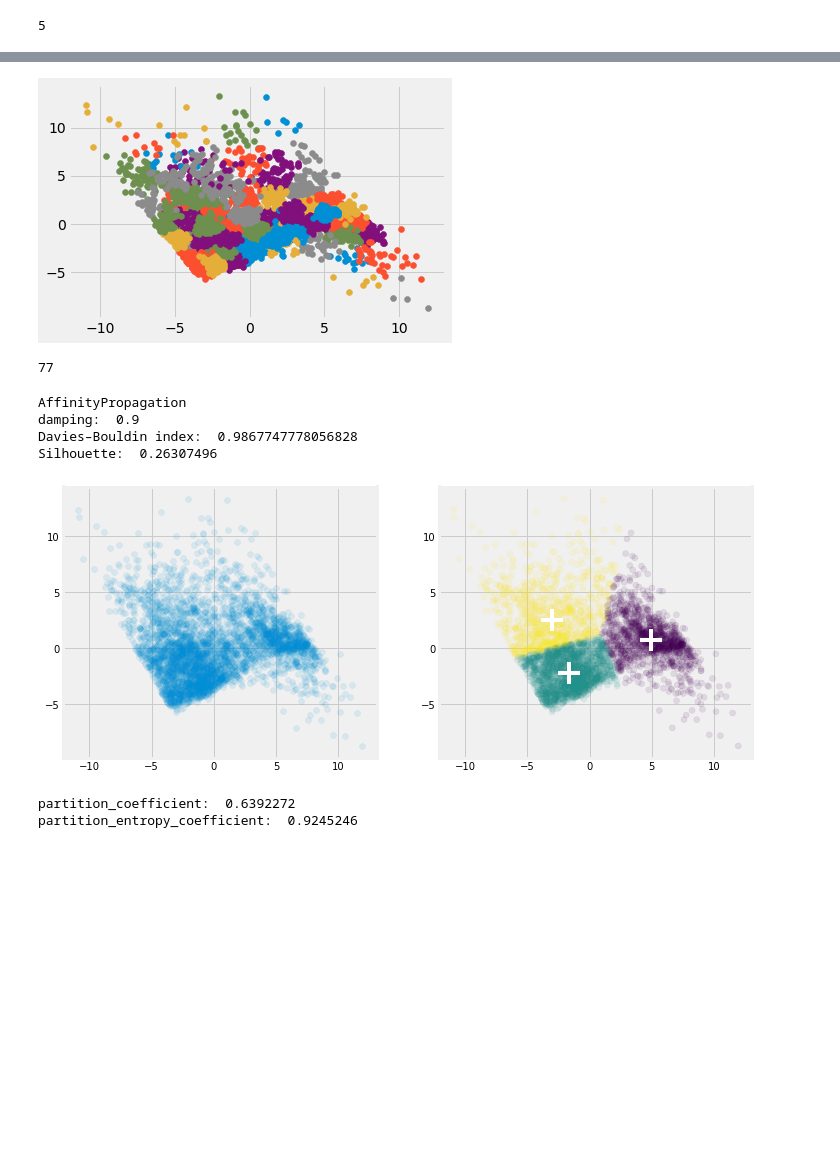
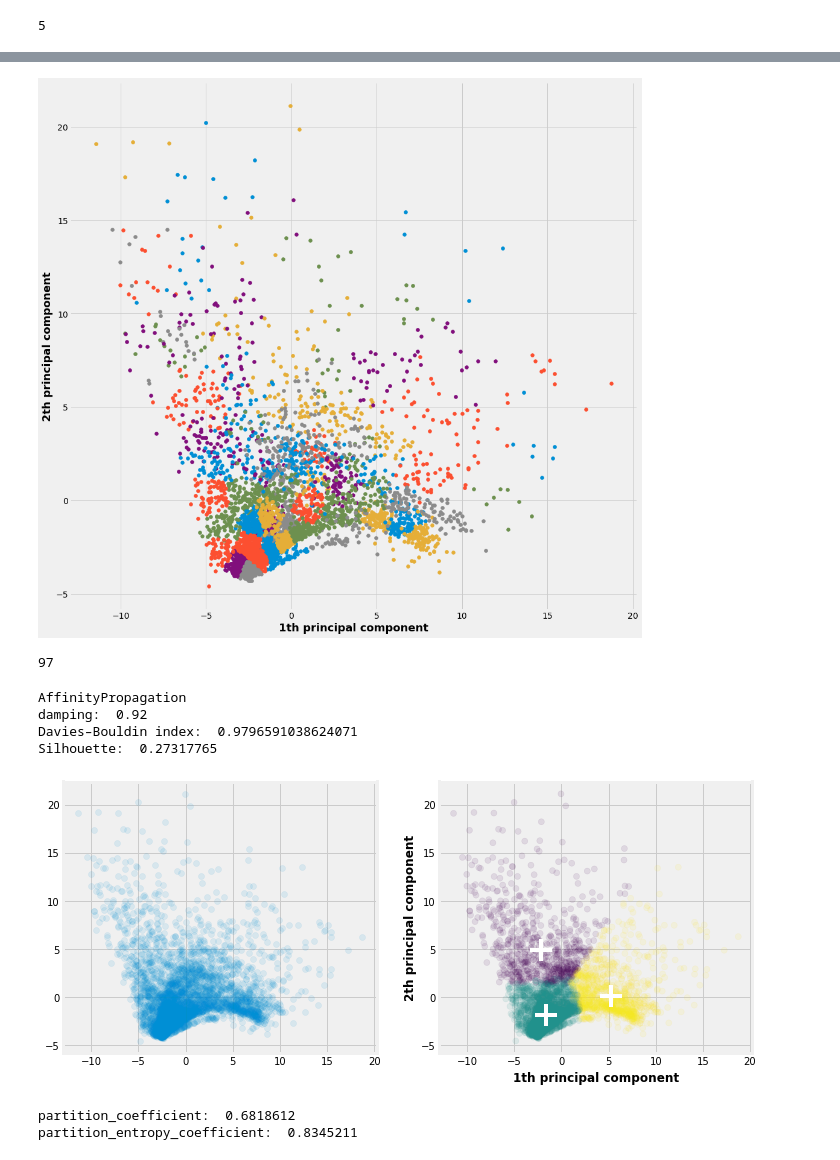
Before and after one commit to ebarkhordar/clustering-of-bank-customers, a Jupyter notebook: Czech_customer_segmentation.ipynb, the cells around one changed output, grey strips where cells are left out. Cells and saved outputs as stored; diff of their text form; code cells hidden in the pictures; blank space fills up the shorter version.

```diff
--- a/Czech_customer_segmentation.ipynb
+++ b/Czech_customer_segmentation.ipynb
@@ -853,12 +944,16 @@ Silhouette:  0.38268718
 # %%
 # dbscan clustering
 # define the model
-dbscan_model = DBSCAN(eps=.65, min_samples=30)
+dbscan_model = DBSCAN(eps=.19, min_samples=15)
 # fit model and predict clusters
 dbscan_yhat = dbscan_model.fit_predict(X)
 # retrieve unique clusters
 clusters = unique(dbscan_yhat)
 fig = plt.figure(figsize=(15,15))
+plt.xlabel('xlabel',fontdict=dict(weight='bold'))
+plt.xlabel('1th principal component',fontsize=18)
+plt.ylabel('xlabel',fontdict=dict(weight='bold'))
+plt.ylabel('2th principal component',fontsize=18)
 # create scatter plot for samples from each cluster
 for cluster in clusters:
 	# get row indexes for samples with this cluster
@@ -936,27 +1031,32 @@ Silhouette:  -0.45915166
 # %%
 # affinity propagation clustering
 # define the model
-affinity_propagation_model = AffinityPropagation(damping = 0.9)
+affinity_propagation_model = AffinityPropagation(damping = 0.92)
 # fit the model
 affinity_propagation_model.fit(X)
 # assign a cluster to each example
 affinity_yhat = affinity_propagation_model.predict(X)
 # retrieve unique clusters
 clusters = unique(affinity_yhat)
 # create scatter plot for samples from each cluster
+fig = plt.figure(figsize=(15,15))
 for cluster in clusters:
 	# get row indexes for samples with this cluster
-	row_ix = where(affinity_yhat == cluster)
-	# create scatter of these samples
-	plt.scatter(X[row_ix, 0], X[row_ix, 1])
+  row_ix = where(affinity_yhat == cluster)
+  # create scatter of these samples
+  plt.scatter(X[row_ix, 0], X[row_ix, 1])
+  plt.xlabel('xlabel',fontdict=dict(weight='bold'))
+  plt.xlabel('1th principal component',fontsize=18)
+  plt.ylabel('xlabel',fontdict=dict(weight='bold'))
+  plt.ylabel('2th principal component',fontsize=18)
 # show the plot
 plt.show()
 # %% [output]
-[figure, old version]
+[figure, new version]
 # %%
 print(len(set(affinity_yhat)))
 # %% [output]
-77
+97
 # %%
 labels = affinity_yhat
 print("AffinityPropagation")
@@ -969,9 +1069,9 @@ silhouette_avg = silhouette_score(X, labels)
 print("Silhouette: ", silhouette_avg)
 # %% [output]
 AffinityPropagation
-damping:  0.9
-Davies–Bouldin index:  0.9867747778056828
-Silhouette:  0.26307496
+damping:  0.92
+Davies–Bouldin index:  0.9796591038624071
+Silhouette:  0.27317765
 # %%
 %matplotlib inline
 import numpy as np
@@ -985,6 +1085,10 @@ fcm_labels = fcm.predict(X)
 
 # plot result
 f, axes = plt.subplots(1, 2, figsize=(11,5))
+plt.xlabel('xlabel',fontdict=dict(weight='bold'))
+plt.xlabel('1th principal component',fontsize=12)
+plt.ylabel('xlabel',fontdict=dict(weight='bold'))
+plt.ylabel('2th principal component',fontsize=12)
 axes[0].scatter(X[:,0], X[:,1], alpha=.1)
 axes[1].scatter(X[:,0], X[:,1], c=fcm_labels, alpha=.1)
 axes[1].scatter(fcm_centers[:,0], fcm_centers[:,1], marker="+", s=500, c='w')
@@ -994,9 +1098,9 @@ pec = fcm.partition_entropy_coefficient
 print('partition_coefficient: ',pc)
 print('partition_entropy_coefficient: ',pec)
 # %% [output]
-[figure, old version]
+[figure, new version]
-partition_coefficient:  0.6392272
-partition_entropy_coefficient:  0.9245246
+partition_coefficient:  0.6818612
+partition_entropy_coefficient:  0.8345211
 # %%
 print(__doc__)
 
```
Also changed, not shown: parts of 31 cells of this notebook.
